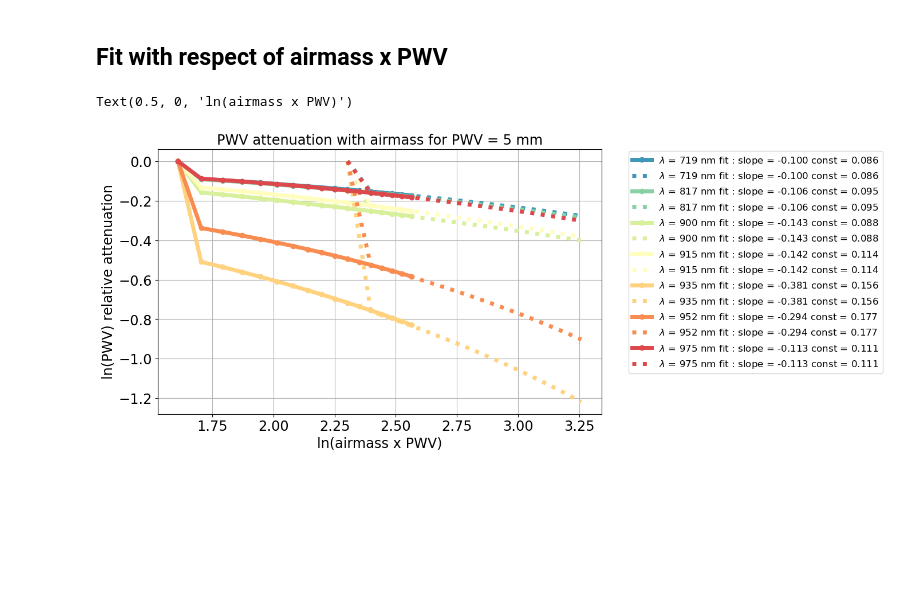
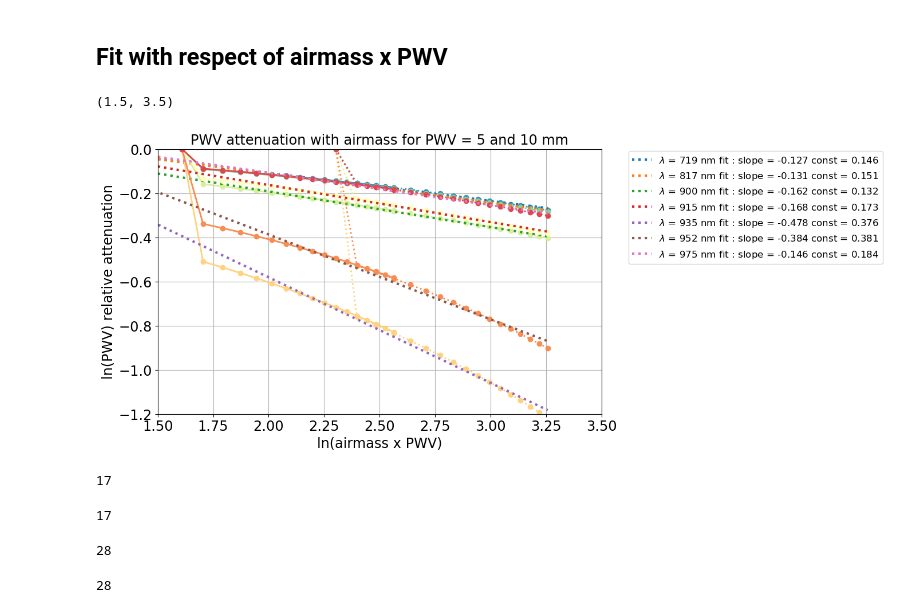
Before and after one commit to LSSTDESC/getObsAtmo, a Jupyter notebook: docs/notebooks/plot_pwvvsairmass.ipynb, the cells around one changed output. Saved outputs shown, nothing was run; the diff lists cells and outputs as text; code cells hidden in the pictures; blank space fills up the shorter version.

```diff
--- a/docs/notebooks/plot_pwvvsairmass.ipynb
+++ b/docs/notebooks/plot_pwvvsairmass.ipynb
@@ -232,37 +232,60 @@ Text(0.5, 0, 'ln(airmass)')
 # %% [markdown]
 ## Fit with respect of airmass x PWV
 # %%
-xfit = np.linspace(np.log(airmasses).min(),np.log(airmasses*10).max(),50)
+
 fig, ax = plt.subplots()
 for idx,wl in enumerate(WLtest):
     color = hls_colors[idx]
     x1 = np.log(airmasses*5)
     y1 = np.log(transmarray1[:,idx])
-    z1 = np.polyfit(x1[2:], y1[2:], deg=1)
-    p1 = np.poly1d(z1)
-    gamma = z1[0]
-    const = z1[1]
-    label = "$\\lambda$ = "+f"{wl:.0f} nm "+ f"fit : slope = {gamma:.3f} const = {const:.3f}"
-    ax.plot(x1,y1,'-o',color=color,lw=5,label=label)
-    #ax.plot(xfit,p(xfit),":k")
 
     x2 = np.log(airmasses*10)
     y2 = np.log(transmarray2[:,idx])
-    z2 = np.polyfit(x2[2:], y2[2:], deg=1)
-    p2 = np.poly1d(z2)
-    ax.plot(x2,y2,':',color=color,lw=5,label=label)
+
+    ax.plot(x1,y1,'-o',color=color,lw=2)
+    ax.plot(x2,y2,':o',color=color,lw=2)
+    #ax.plot(xfit,p(xfit),":k")
+
+    x = np.concatenate([x1[3:],x2[3:]])
+    y = np.concatenate([y1[3:],y2[3:]])
+    z = np.polyfit(x,y, deg=1)
+    p = np.poly1d(z)
+
+    xfit = np.linspace(np.log(airmasses).min(),np.log(airmasses*10).max(),50)
+    yfit= p(xfit)
+
+    gamma = z[0]
+    const = z[1]
+    label = "$\\lambda$ = "+f"{wl:.0f} nm "+ f"fit : slope = {gamma:.3f} const = {const:.3f}"
+    ax.plot(xfit,yfit,':',label=label,lw=3)
 
 
 #ax.legend()
 ax.legend(bbox_to_anchor=(1.05, 1.01))
 ax.grid()
-ax.set_title(f"PWV attenuation with airmass for PWV = 5 mm")
+ax.set_title(f"PWV attenuation with airmass for PWV = 5 and 10 mm")
 ax.set_ylabel("ln(PWV) relative attenuation")
 ax.set_xlabel("ln(airmass x PWV)")
-#ax.set_ylim(0.8,1.01)
-#ax.set_xlim(1,airmasses.max())
+ax.set_ylim(-1.2,0.)
+ax.set_xlim(1.5,3.5)
 #ax.set_xscale("log")
 #ax.set_yscale("log")
 # %% [output]
-Text(0.5, 0, 'ln(airmass x PWV)')
+(1.5, 3.5)
-[figure, old version]
+[figure, new version]
+# %%
+len(x1)
+# %% [output]
+17
+# %%
+len(x2)
+# %% [output]
+17
+# %%
+len(x)
+# %% [output]
+28
+# %%
+len(y)
+# %% [output]
+28
```
Also changed, not shown: parts of 1 cell of this notebook, 1 other file.
